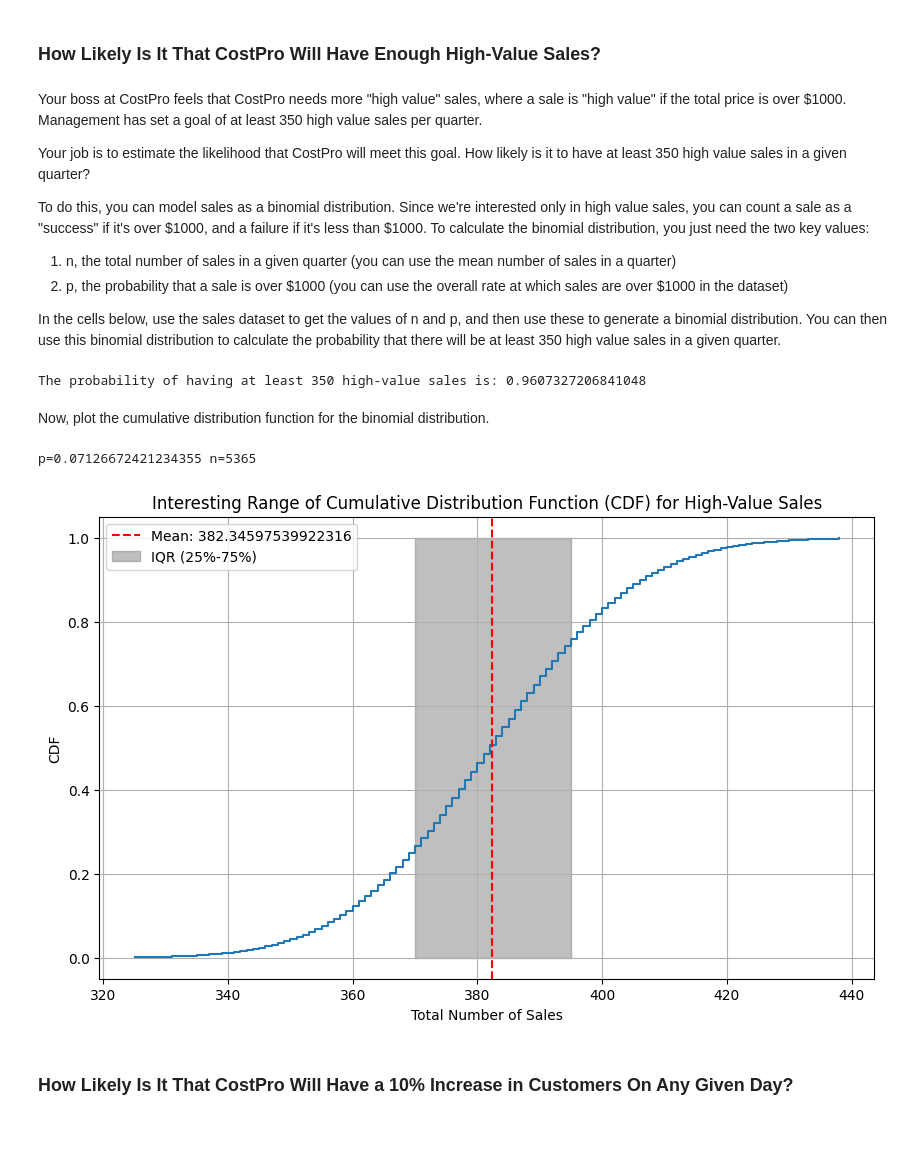
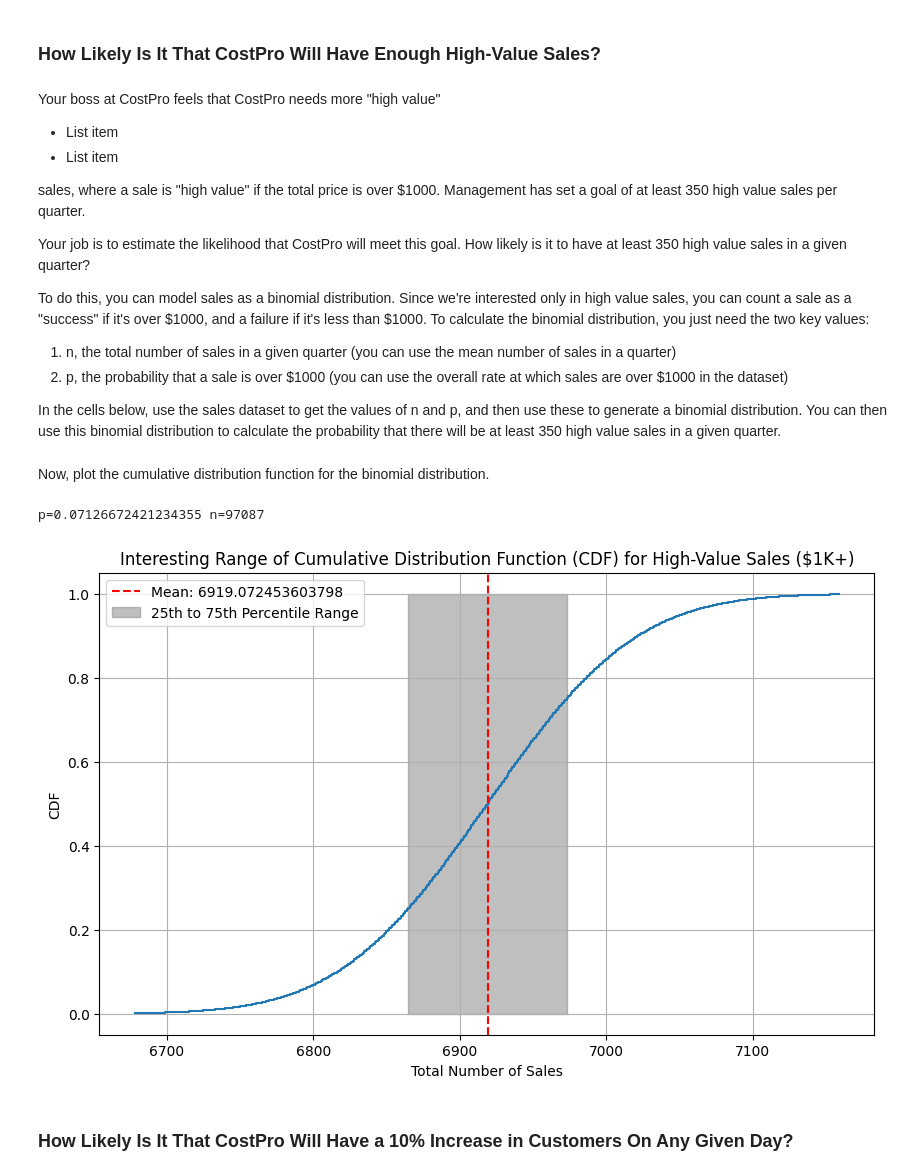
Before and after one commit to ReadyPlayerEmma/applied-statistics-learnings, a Jupyter notebook: Student_Week_2_CostPro_Customer_Behavior.ipynb, the cells around one changed output. Saved outputs shown, nothing was run; the diff lists cells and outputs as text; code cells hidden in the pictures; blank space fills up the shorter version.

Commit message:
Okay, I think this plot makes sense now, as a model for predicting a general quarter based on the whole dataset

```diff
--- a/Student_Week_2_CostPro_Customer_Behavior.ipynb
+++ b/Student_Week_2_CostPro_Customer_Behavior.ipynb
@@ -357,7 +388,12 @@ qq_plot('Quantity', orders_per_price)
 # %% [markdown]
 ### How Likely Is It That CostPro Will Have Enough High-Value Sales?
 # %% [markdown]
-Your boss at CostPro feels that CostPro needs more "high value" sales, where a sale is "high value" if the total price is over $1000. Management has set a goal of at least 350 high value sales per quarter.
+Your boss at CostPro feels that CostPro needs more "high value"
+
+*   List item
+*   List item
+
+sales, where a sale is "high value" if the total price is over $1000. Management has set a goal of at least 350 high value sales per quarter.
 
 Your job is to estimate the likelihood that CostPro will meet this goal. How likely is it to have at least 350 high value sales in a given quarter?
 
@@ -425,9 +461,7 @@ def customer_purchase_proba(data: pd.DataFrame, year: int, quarter: int) -> floa
     return proba
 # %%
 # Call the function for 2022 Q4
-print(f'The probability of having at least 350 high-value sales is: {customer_purchase_proba(data, 2022, 4)}')
+print(f'The probability of having at least 350 high-value sales is: {customer_purchase_proba(data)}')
-# %% [output]
-The probability of having at least 350 high-value sales is: 0.9607327206841048
 # %% [markdown]
 Now, plot the cumulative distribution function for the binomial distribution.
 # %%
@@ -442,8 +476,6 @@ def find_interesting_range(n: int, p: float, n_std: int=3) -> Tuple[int, int]:
     Find the 'interesting' range around a target value for the binomial CDF.
     :param n: The number of trials (total sales in the quarter)
     :param p: The probability of success (high-value sale)
-    :param target: The target number of high-value sales
-    :param window: The minimum window around the target to consider 'interesting'
     :return: lower_bound, upper_bound
     """
 
@@ -464,7 +496,7 @@ def find_interesting_range(n: int, p: float, n_std: int=3) -> Tuple[int, int]:
 
 
 # A function to plot the interesting parts of the CDF of the binomial distribution
-def plot_binomial_cdf(data: pd.DataFrame, year: int, quarter: int) -> None:
+def plot_binomial_cdf(data: pd.DataFrame) -> None:
     """
     Plot the 'interesting' parts of the cumulative distribution function (CDF) of the binomial distribution for high-value sales in a given quarter.
     :param data: The dataframe containing the data
@@ -472,8 +504,29 @@ def plot_binomial_cdf(data: pd.DataFrame, year: int, quarter: int) -> None:
     :param quarter: The quarter to calculate the probability for
     """
     # Get the parameters n and p
+
+    # I am doing the below to account for partial quarters when getting the
+    # mean number of orders per quarter.
+
+    # Group the data by days and count the number of orders
+    order_volume_daily = data.groupby(pd.Grouper(key='InvoiceDate', freq='D')).size()
+
+    # Calculate the average number of orders per day
+    avg_orders_per_day = order_volume_daily.mean()
+
+    # Average number of days in a quarter
+    avg_days_per_quarter = 365 / 4  # Approximate
+
+    # Scale the average number of orders per day to a quarter
+    avg_orders_per_quarter = avg_orders_per_day * avg_days_per_quarter
+
+    # I will use this for n in order to have a general model to use for future quarters
+    n = round(avg_orders_per_quarter)
+
+    # Now to get p
     p = calculate_overall_probability_of_high_value_sale(data)
-    n = get_total_invoices(data, year, quarter)
+
+    # Print out for sanity check
     print(f"p={p} n={n}")
 
     # Find the interesting range
@@ -497,8 +550,8 @@ def plot_binomial_cdf(data: pd.DataFrame, year: int, quarter: int) -> None:
     plt.figure(figsize=(10, 6))
     plt.step(x, y, where='post')
     plt.axvline(x=mean, color='r', linestyle='--', label=f'Mean: {mean}')
-    plt.fill_betweenx([0, 1], q1, q3, color='grey', alpha=0.5, label='IQR (25%-75%)')
-    plt.title(f'Interesting Range of Cumulative Distribution Function (CDF) for High-Value Sales')
+    plt.fill_betweenx([0, 1], q1, q3, color='grey', alpha=0.5, label='25th to 75th Percentile Range')
+    plt.title(f'Interesting Range of Cumulative Distribution Function (CDF) for High-Value Sales ($1K+)')
     plt.xlabel('Total Number of Sales')
     plt.ylabel('CDF')
     plt.legend()
@@ -506,10 +559,10 @@ def plot_binomial_cdf(data: pd.DataFrame, year: int, quarter: int) -> None:
     plt.show()
 # %%
 # Visualize the Binomial distribution
-plot_binomial_cdf(data, 2022, 4)
+plot_binomial_cdf(data)
 # %% [output]
-p=0.07126672421234355 n=5365
+p=0.07126672421234355 n=97087
-[figure, old version]
+[figure, new version]
 # %% [markdown]
 ### How Likely Is It That CostPro Will Have a 10% Increase in Customers On Any Given Day?
 # %% [markdown]
```
Also changed, not shown: parts of 1 cell of this notebook.
